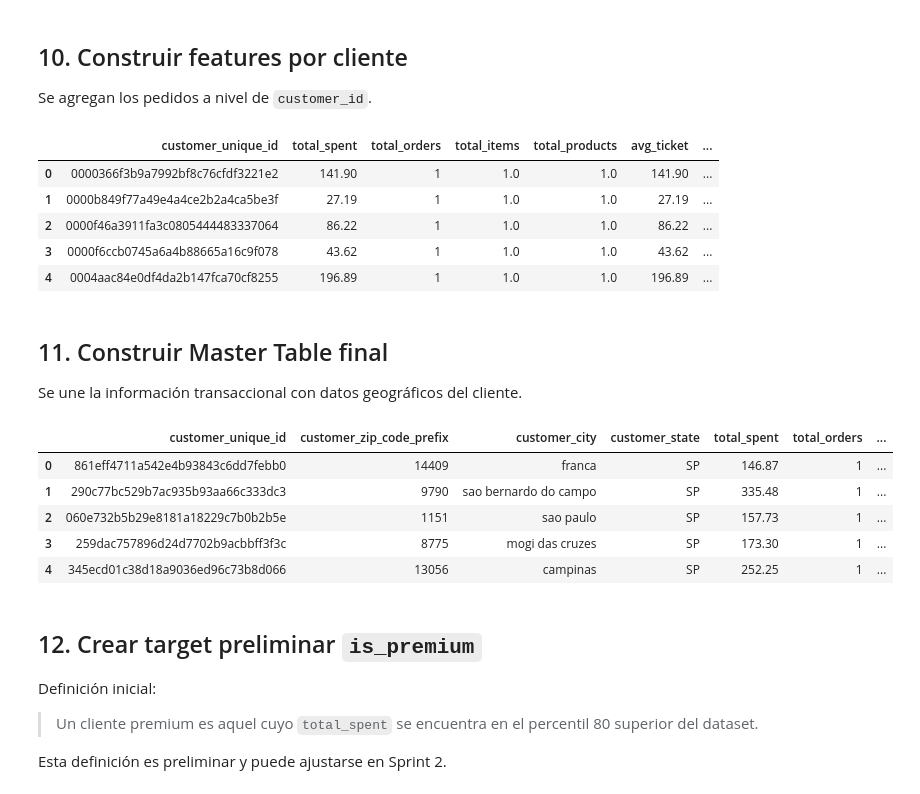
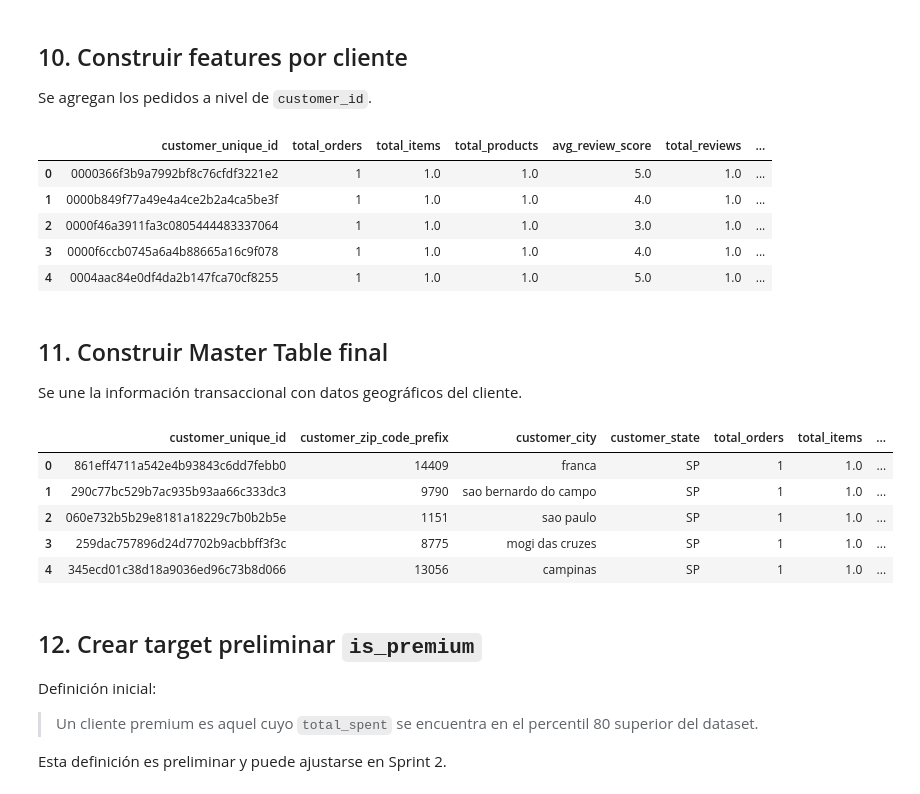
Before and after one commit to gastonnina/miadas_mod_13_scrum, a Jupyter notebook: notebooks/sprint_01_eda/01_build_master_table.ipynb, the cells around one changed output. Cells and saved outputs as stored; diff of their text form; code cells hidden in the pictures.

```diff
--- a/notebooks/sprint_01_eda/01_build_master_table.ipynb
+++ b/notebooks/sprint_01_eda/01_build_master_table.ipynb
@@ -280,56 +280,68 @@ Se agregan los pedidos a nivel de `customer_id`.
 # %%
 reference_date = orders_enriched["order_purchase_timestamp"].max()
 
-customer_features = (
-    orders_enriched
+# 1. Métricas financieras basadas únicamente en pedidos entregados (facturación neta real)
+customer_financials = (
+    orders_enriched[orders_enriched["order_status"].eq("delivered")]
     .groupby("customer_unique_id", as_index=False)
     .agg(
         total_spent=("order_payment_value", "sum"),
-        total_orders=("order_id", "nunique"),
-        total_items=("order_items_count", "sum"),
-        total_products=("order_products_count", "sum"),
         avg_ticket=("order_payment_value", "mean"),
         avg_order_price=("order_price_total", "mean"),
         avg_freight_value=("order_freight_total", "mean"),
         avg_freight_ratio=("freight_ratio", "mean"),
+    )
+)
+
+# 2. Métricas de volumen y operacionales basadas en todas las órdenes (incluyendo canceladas)
+customer_general = (
+    orders_enriched
+    .groupby("customer_unique_id", as_index=False)
+    .agg(
+        total_orders=("order_id", "nunique"),
+        total_items=("order_items_count", "sum"),
+        total_products=("order_products_count", "sum"),
         avg_review_score=("review_score", "mean"),
         total_reviews=("review_count", "sum"),
         first_purchase=("order_purchase_timestamp", "min"),
         last_purchase=("order_purchase_timestamp", "max"),
         avg_delivery_days=("delivery_days", "mean"),
         avg_estimated_delivery_days=("estimated_delivery_days", "mean"),
         delivered_orders=("is_delivered", "sum"),
         canceled_orders=("is_canceled", "sum"),
         late_deliveries=("is_late_delivery", "sum"),
         payment_methods_count=("payment_methods_count", "max"),
         main_payment_type=("main_payment_type", lambda x: x.mode().iloc[0] if not x.mode().empty else np.nan),
     )
 )
+
+# 3. Unir métricas operacionales y financieras
+customer_features = customer_general.merge(customer_financials, on="customer_unique_id", how="left")
 
 customer_features["recency_days"] = (
     reference_date - customer_features["last_purchase"]
 ).dt.days
 
 customer_features["customer_lifetime_days"] = (
     customer_features["last_purchase"] - customer_features["first_purchase"]
 ).dt.days
 
 customer_features["cancellation_rate"] = (
     customer_features["canceled_orders"] / customer_features["total_orders"]
 )
 
 customer_features["late_delivery_rate"] = (
     customer_features["late_deliveries"] / customer_features["total_orders"]
 )
 
 customer_features.head()
 # %% [output]
-|  | customer_unique_id | total_spent | total_orders | total_items | total_products | avg_ticket | ... |
-| 0 | 0000366f3b9a7992bf8c76cfdf3221e2 | 141.90 | 1 | 1.0 | 1.0 | 141.90 | ... |
-| 1 | 0000b849f77a49e4a4ce2b2a4ca5be3f | 27.19 | 1 | 1.0 | 1.0 | 27.19 | ... |
-| 2 | 0000f46a3911fa3c0805444483337064 | 86.22 | 1 | 1.0 | 1.0 | 86.22 | ... |
-| 3 | 0000f6ccb0745a6a4b88665a16c9f078 | 43.62 | 1 | 1.0 | 1.0 | 43.62 | ... |
-| 4 | 0004aac84e0df4da2b147fca70cf8255 | 196.89 | 1 | 1.0 | 1.0 | 196.89 | ... |
+|  | customer_unique_id | total_orders | total_items | total_products | avg_review_score | total_reviews | ... |
+| 0 | 0000366f3b9a7992bf8c76cfdf3221e2 | 1 | 1.0 | 1.0 | 5.0 | 1.0 | ... |
+| 1 | 0000b849f77a49e4a4ce2b2a4ca5be3f | 1 | 1.0 | 1.0 | 4.0 | 1.0 | ... |
+| 2 | 0000f46a3911fa3c0805444483337064 | 1 | 1.0 | 1.0 | 3.0 | 1.0 | ... |
+| 3 | 0000f6ccb0745a6a4b88665a16c9f078 | 1 | 1.0 | 1.0 | 4.0 | 1.0 | ... |
+| 4 | 0004aac84e0df4da2b147fca70cf8255 | 1 | 1.0 | 1.0 | 5.0 | 1.0 | ... |
 # %% [markdown]
 ## 11. Construir Master Table final
 
@@ -366,12 +378,12 @@ master_table[cols_to_fill_zero] = master_table[cols_to_fill_zero].fillna(0)
 
 master_table.head()
 # %% [output]
-|  | customer_unique_id | customer_zip_code_prefix | customer_city | customer_state | total_spent | total_orders | ... |
-| 0 | 861eff4711a542e4b93843c6dd7febb0 | 14409 | franca | SP | 146.87 | 1 | ... |
-| 1 | 290c77bc529b7ac935b93aa66c333dc3 | 9790 | sao bernardo do campo | SP | 335.48 | 1 | ... |
-| 2 | 060e732b5b29e8181a18229c7b0b2b5e | 1151 | sao paulo | SP | 157.73 | 1 | ... |
-| 3 | 259dac757896d24d7702b9acbbff3f3c | 8775 | mogi das cruzes | SP | 173.30 | 1 | ... |
-| 4 | 345ecd01c38d18a9036ed96c73b8d066 | 13056 | campinas | SP | 252.25 | 1 | ... |
+|  | customer_unique_id | customer_zip_code_prefix | customer_city | customer_state | total_orders | total_items | ... |
+| 0 | 861eff4711a542e4b93843c6dd7febb0 | 14409 | franca | SP | 1 | 1.0 | ... |
+| 1 | 290c77bc529b7ac935b93aa66c333dc3 | 9790 | sao bernardo do campo | SP | 1 | 1.0 | ... |
+| 2 | 060e732b5b29e8181a18229c7b0b2b5e | 1151 | sao paulo | SP | 1 | 1.0 | ... |
+| 3 | 259dac757896d24d7702b9acbbff3f3c | 8775 | mogi das cruzes | SP | 1 | 1.0 | ... |
+| 4 | 345ecd01c38d18a9036ed96c73b8d066 | 13056 | campinas | SP | 1 | 1.0 | ... |
 # %% [markdown]
 ## 12. Crear target preliminar `is_premium`
 
```
Also changed, not shown: parts of 5 cells of this notebook, 4 other files.
